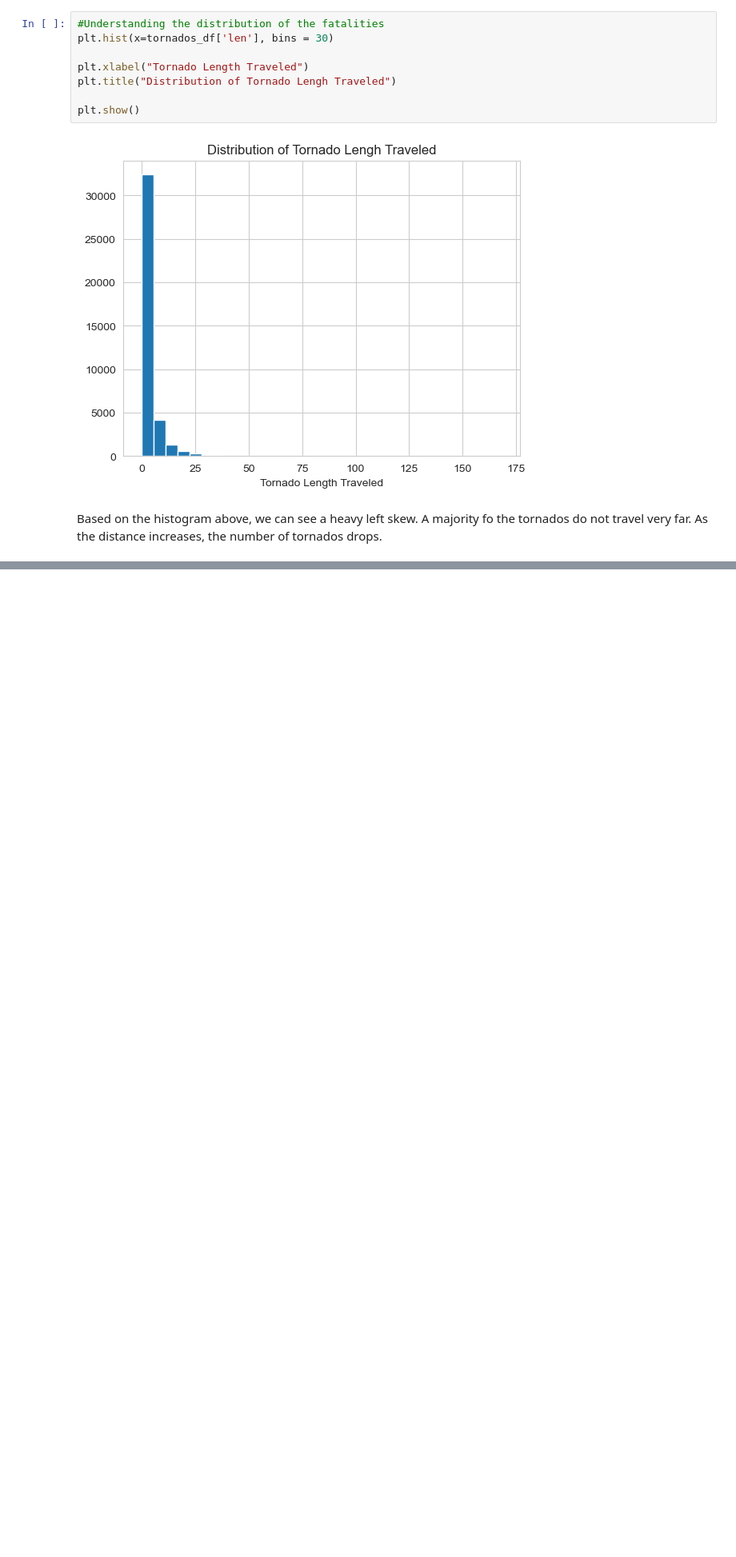
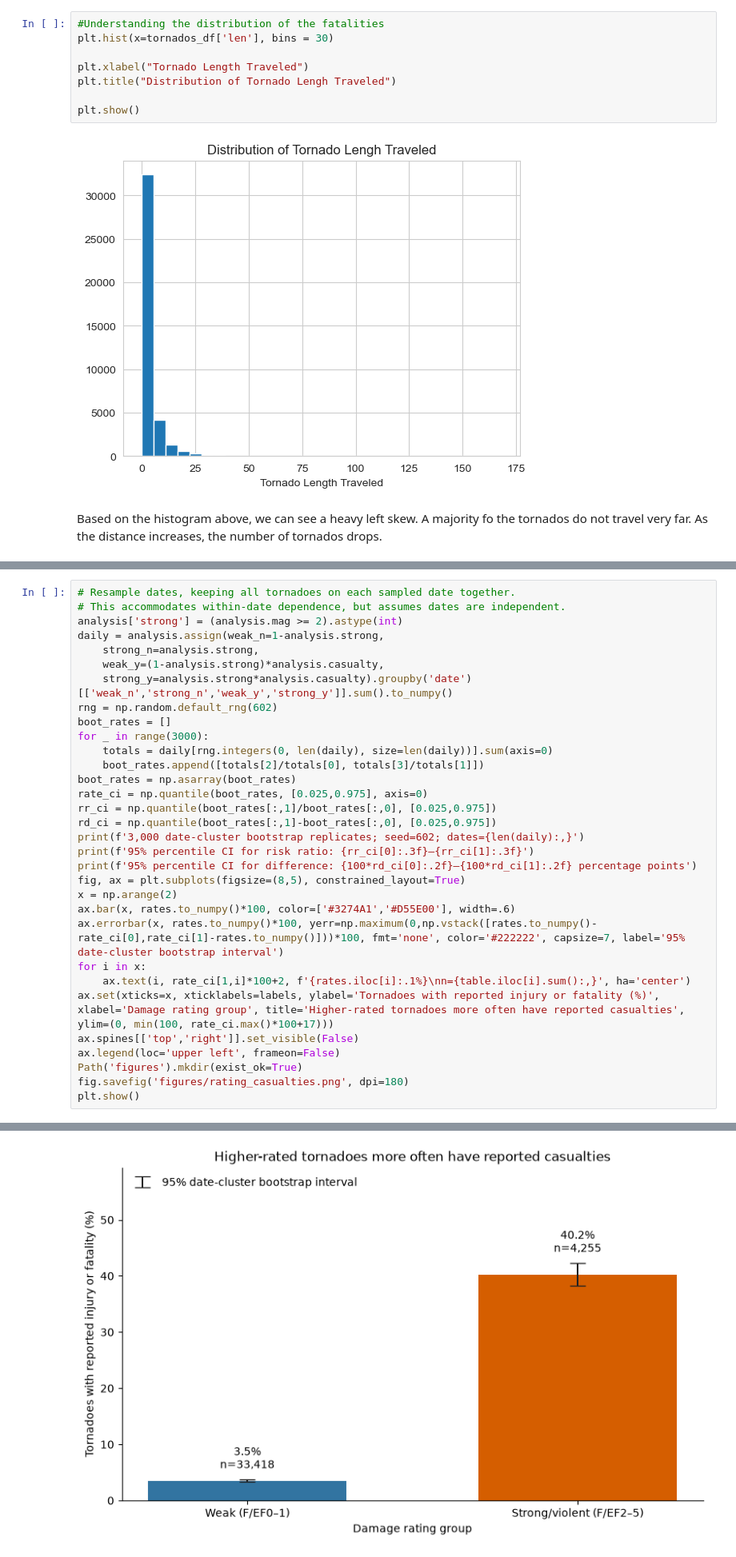
Before and after one commit to hbingley/DangerousTornadoes, a Jupyter notebook: Project_Checkpoint_2.ipynb, the cells around one changed output, grey strips where cells are left out. Shown at 80% size. Drawn from its saved outputs; the diff is of its cells as text; blank space fills up the shorter version.

Commit message:
Add hypothesis testing of tornado ratings and reported casualties

```diff
--- a/Project_Checkpoint_2.ipynb
+++ b/Project_Checkpoint_2.ipynb
@@ -794,0 +858,33 @@ Based on the histogram above, we can see a heavy left skew. A majority fo the to
+# %%
+# Resample dates, keeping all tornadoes on each sampled date together.
+# This accommodates within-date dependence, but assumes dates are independent.
+analysis['strong'] = (analysis.mag >= 2).astype(int)
+daily = analysis.assign(weak_n=1-analysis.strong,
+    strong_n=analysis.strong,
+    weak_y=(1-analysis.strong)*analysis.casualty,
+    strong_y=analysis.strong*analysis.casualty).groupby('date')[['weak_n','strong_n','weak_y','strong_y']].sum().to_numpy()
+rng = np.random.default_rng(602)
+boot_rates = []
+for _ in range(3000):
+    totals = daily[rng.integers(0, len(daily), size=len(daily))].sum(axis=0)
+    boot_rates.append([totals[2]/totals[0], totals[3]/totals[1]])
+boot_rates = np.asarray(boot_rates)
+rate_ci = np.quantile(boot_rates, [0.025,0.975], axis=0)
+rr_ci = np.quantile(boot_rates[:,1]/boot_rates[:,0], [0.025,0.975])
+rd_ci = np.quantile(boot_rates[:,1]-boot_rates[:,0], [0.025,0.975])
+print(f'3,000 date-cluster bootstrap replicates; seed=602; dates={len(daily):,}')
+print(f'95% percentile CI for risk ratio: {rr_ci[0]:.3f}–{rr_ci[1]:.3f}')
+print(f'95% percentile CI for difference: {100*rd_ci[0]:.2f}–{100*rd_ci[1]:.2f} percentage points')
+fig, ax = plt.subplots(figsize=(8,5), constrained_layout=True)
+x = np.arange(2)
+ax.bar(x, rates.to_numpy()*100, color=['#3274A1','#D55E00'], width=.6)
+ax.errorbar(x, rates.to_numpy()*100, yerr=np.maximum(0,np.vstack([rates.to_numpy()-rate_ci[0],rate_ci[1]-rates.to_numpy()]))*100, fmt='none', color='#222222', capsize=7, label='95% date-cluster bootstrap interval')
+for i in x:
+    ax.text(i, rate_ci[1,i]*100+2, f'{rates.iloc[i]:.1%}\nn={table.iloc[i].sum():,}', ha='center')
+ax.set(xticks=x, xticklabels=labels, ylabel='Tornadoes with reported injury or fatality (%)', xlabel='Damage rating group', title='Higher-rated tornadoes more often have reported casualties', ylim=(0, min(100, rate_ci.max()*100+17)))
+ax.spines[['top','right']].set_visible(False)
+ax.legend(loc='upper left', frameon=False)
+Path('figures').mkdir(exist_ok=True)
+fig.savefig('figures/rating_casualties.png', dpi=180)
+plt.show()
+# %% [output]
@@ -794,0 +894 @@ Based on the histogram above, we can see a heavy left skew. A majority fo the to
+[figure, added]
```
Also changed, not shown: parts of 5 cells of this notebook, 3 other files.
